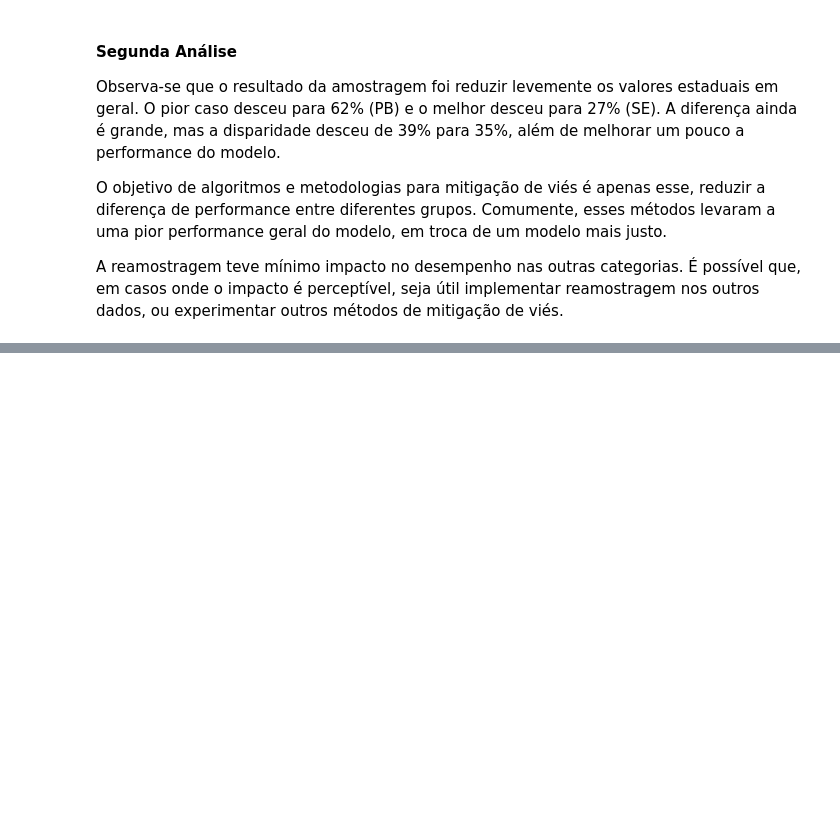
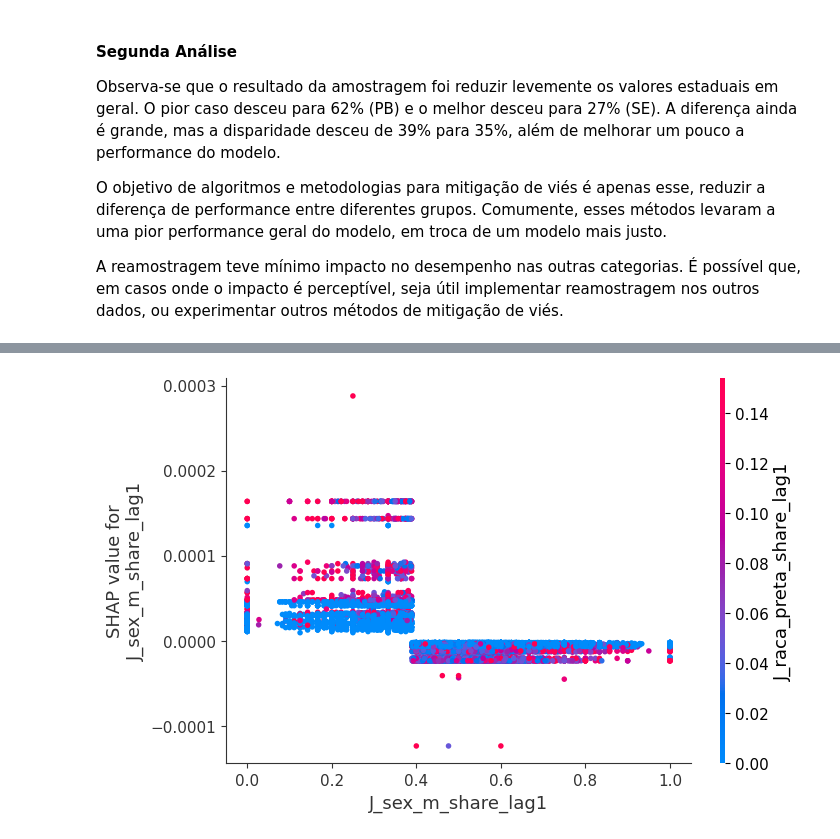
Before and after one commit to Nefex-Shadow/Toy_Example_NIAR, a Jupyter notebook: v2.ipynb, the cells around one changed output, grey strips where cells are left out. Saved outputs shown, nothing was run; the diff lists cells and outputs as text; code cells hidden in the pictures; blank space fills up the shorter version.

```diff
--- a/v2.ipynb
+++ b/v2.ipynb
@@ -445,0 +462,4 @@ A reamostragem teve mínimo impacto no desempenho nas outras categorias. É poss
+# %%
+shap.dependence_plot('J_sex_m_share_lag1', shap_values, X_Test)
+# %% [output]
+[figure, added]
```
Also changed, not shown: parts of 6 cells of this notebook.
